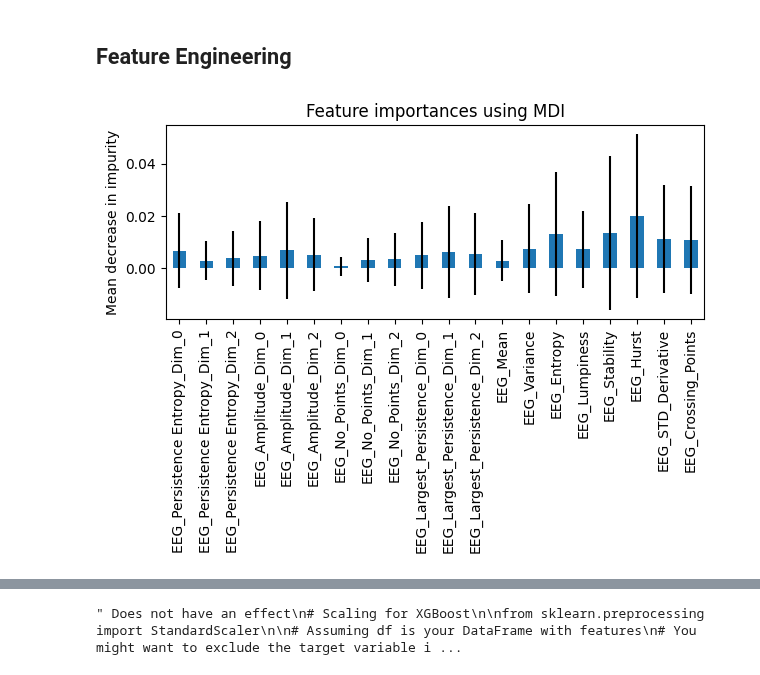
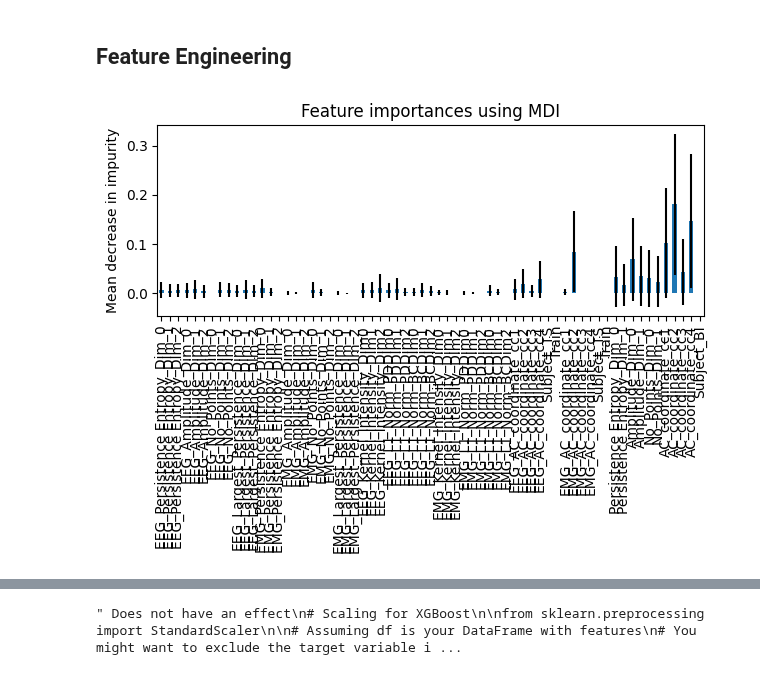
Before and after one commit to peppey/Topological-Data-Analysis-on-Brain-Data, a Jupyter notebook: Anesthesia_Data/Classification.ipynb, the cells around one changed output, grey strips where cells are left out. Drawn from its saved outputs; the diff is of its cells as text; code cells hidden in the pictures.

```diff
--- a/Anesthesia_Data/Classification.ipynb
+++ b/Anesthesia_Data/Classification.ipynb
@@ -251,15 +286,34 @@ for fold in range(n_folds):
 # %% [markdown]
 # Random Forest
 # %%
-rf = RandomForestClassifier(random_state=5, n_estimators = 900)
+def train_rf_cross_validation(X_train, y_train, X_test, y_test, n_estimators=900, random_state=5):
+    """
+    Train RandomForestClassifier using cross-validation and calculate mean accuracy.
 
-all_accuracies = []
-for fold in range(n_folds):
-    rf.fit(X_train[fold], y_train[fold])
-    y_pred = rf.predict(X_test[fold])
-    accuracy = accuracy_score(y_pred, y_test[fold])
-    all_accuracies.append(accuracy)
-    print("Accuracy:", accuracy)
+    Args:
+    - X_train (dict): Dictionary containing training features for each fold.
+    - y_train (dict): Dictionary containing training labels for each fold.
+    - X_test (dict): Dictionary containing validation features for each fold.
+    - y_test (dict): Dictionary containing validation labels for each fold.
+    - n_estimators (int): Number of trees in the forest (default=900).
+    - random_state (int): Random seed (default=5).
 
-np.mean(all_accuracies)
+    Returns:
+    - float: Mean accuracy across all folds.
+    """
+    rf = RandomForestClassifier(random_state=random_state, n_estimators=n_estimators)
+    all_accuracies = []
+
+    for fold in range(len(X_train)):
+        rf.fit(X_train[fold], y_train[fold])
+        y_pred = rf.predict(X_test[fold])
+        accuracy = accuracy_score(y_pred, y_test[fold])
+        all_accuracies.append(accuracy)
+        print("Accuracy for fold", fold, ":", accuracy)
+
+    mean_accuracy = np.mean(all_accuracies)
+    print("Mean Accuracy:", mean_accuracy)
+    return mean_accuracy
+
+mean_accuracy = train_rf_cross_validation(X_train, y_train, X_test, y_test)
 # %% [output]
@@ -419,25 +493,25 @@ train_model(X_train, y_train, X_test, y_test, n_classes)
 # %%
 # TODO
 # %%
-feature_indices = np.arange(0,20)
+feature_indices = np.arange(0,65)
 #feature_indices = np.arange(20,40)
 #feature_indices = np.arange(40,60)
 #feature_indices = np.arange(60,80)
 #feature_indices = np.arange(80,100)
 
 
 importances = rf.feature_importances_
 std = np.std([tree.feature_importances_ for tree in rf.estimators_], axis=0)
 forest_importances = pd.Series(importances, index=feature_df.columns)
 
 
 fig, ax = plt.subplots()
 forest_importances[feature_indices].plot.bar(yerr=std[feature_indices], ax=ax)
 ax.set_title("Feature importances using MDI")
 ax.set_ylabel("Mean decrease in impurity")
 fig.tight_layout()
 # %% [output]
-[figure, old version]
+[figure, new version]
 # %%
 # Recursive Feature Elimination for Random Forest
 from sklearn.feature_selection import RFE
```
Also changed, not shown: parts of 10 cells of this notebook.
